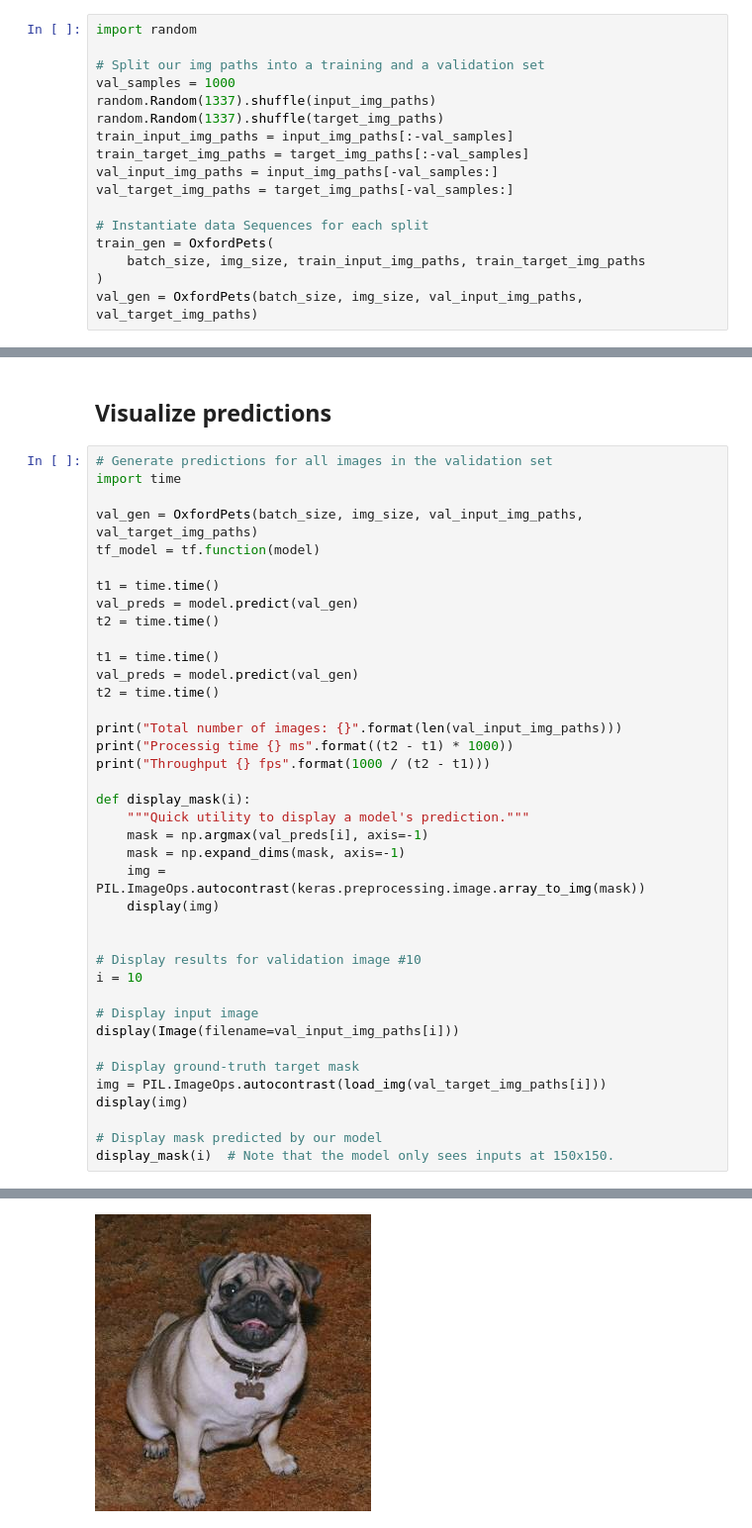
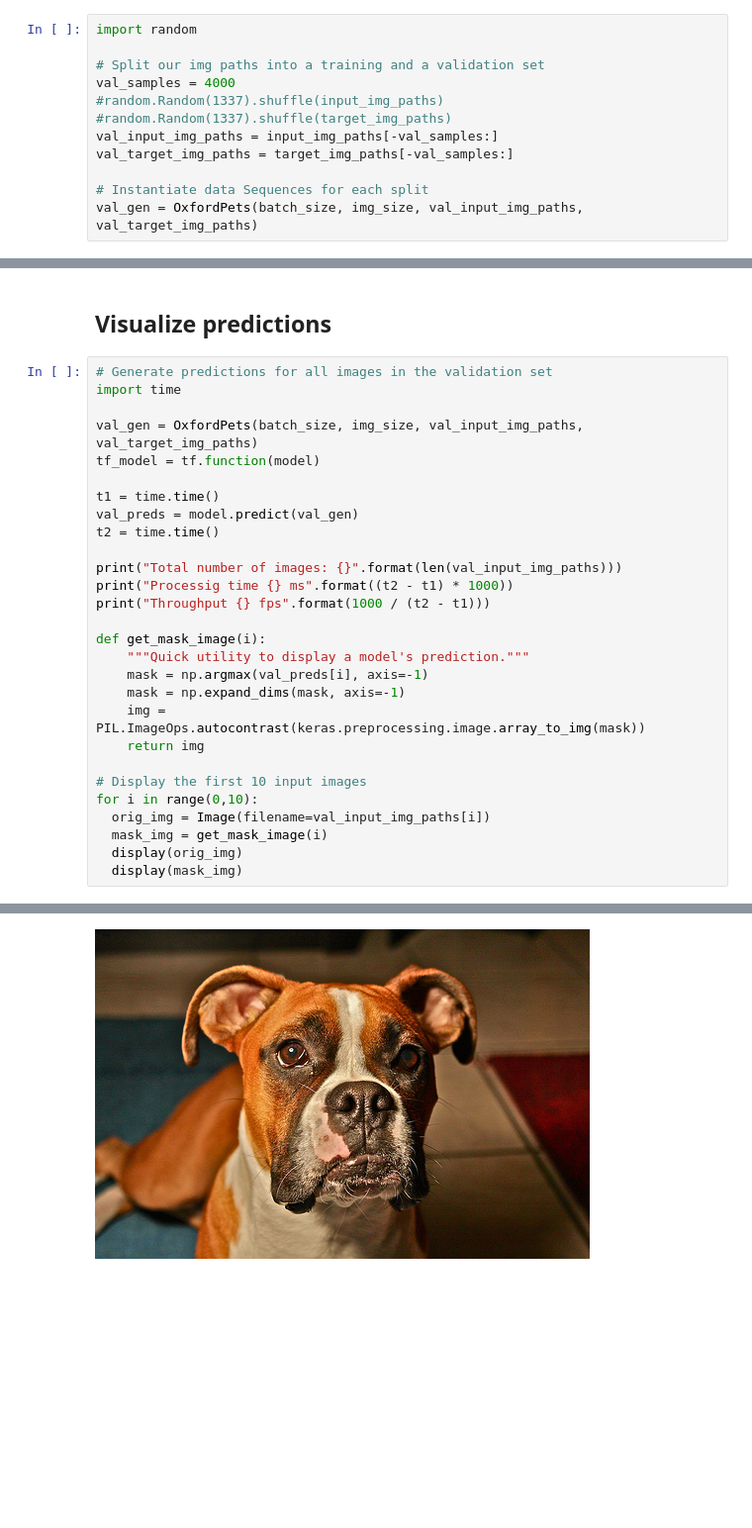
Before and after one commit to AmpereComputingAI/mldemos, a Jupyter notebook: image_segmentation/oxford_pets_image_segmentation.ipynb, the cells around one changed output, grey strips where cells are left out. Shown at 99% size. Cells and saved outputs as stored; diff of their text form; blank space fills up the shorter version.

```diff
--- a/image_segmentation/oxford_pets_image_segmentation.ipynb
+++ b/image_segmentation/oxford_pets_image_segmentation.ipynb
@@ -219,16 +119,11 @@ ________________________________________________________________________________
 import random
 
 # Split our img paths into a training and a validation set
-val_samples = 1000
-random.Random(1337).shuffle(input_img_paths)
-random.Random(1337).shuffle(target_img_paths)
-train_input_img_paths = input_img_paths[:-val_samples]
-train_target_img_paths = target_img_paths[:-val_samples]
+val_samples = 4000
+#random.Random(1337).shuffle(input_img_paths)
+#random.Random(1337).shuffle(target_img_paths)
 val_input_img_paths = input_img_paths[-val_samples:]
 val_target_img_paths = target_img_paths[-val_samples:]
 
 # Instantiate data Sequences for each split
-train_gen = OxfordPets(
-    batch_size, img_size, train_input_img_paths, train_target_img_paths
-)
 val_gen = OxfordPets(batch_size, img_size, val_input_img_paths, val_target_img_paths)
@@ -261,34 +144,23 @@ t1 = time.time()
 val_preds = model.predict(val_gen)
 t2 = time.time()
 
-t1 = time.time()
-val_preds = model.predict(val_gen)
-t2 = time.time()
-
 print("Total number of images: {}".format(len(val_input_img_paths)))
 print("Processig time {} ms".format((t2 - t1) * 1000))
 print("Throughput {} fps".format(1000 / (t2 - t1)))
 
-def display_mask(i):
+def get_mask_image(i):
     """Quick utility to display a model's prediction."""
     mask = np.argmax(val_preds[i], axis=-1)
     mask = np.expand_dims(mask, axis=-1)
     img = PIL.ImageOps.autocontrast(keras.preprocessing.image.array_to_img(mask))
-    display(img)
+    return img
 
-
-# Display results for validation image #10
-i = 10
-
-# Display input image
-display(Image(filename=val_input_img_paths[i]))
-
-# Display ground-truth target mask
-img = PIL.ImageOps.autocontrast(load_img(val_target_img_paths[i]))
-display(img)
-
-# Display mask predicted by our model
-display_mask(i)  # Note that the model only sees inputs at 150x150.
+# Display the first 10 input images
+for i in range(0,10):
+  orig_img = Image(filename=val_input_img_paths[i])
+  mask_img = get_mask_image(i)
+  display(orig_img)
+  display(mask_img)
 # %% [output]
 Version: latest-1043-g773bbcaa0
 git-773bbcaa0,jerrybdev,2021-09-10T14:12:30+02:00 built 20210914_225200 by  on  ocialtra
@@ -320 +192 @@ Throughput 88.43793636577843 fps
-[figure, old version]
+[figure, new version]
```
Also changed, not shown: parts of 10 cells of this notebook, 1 other file.
